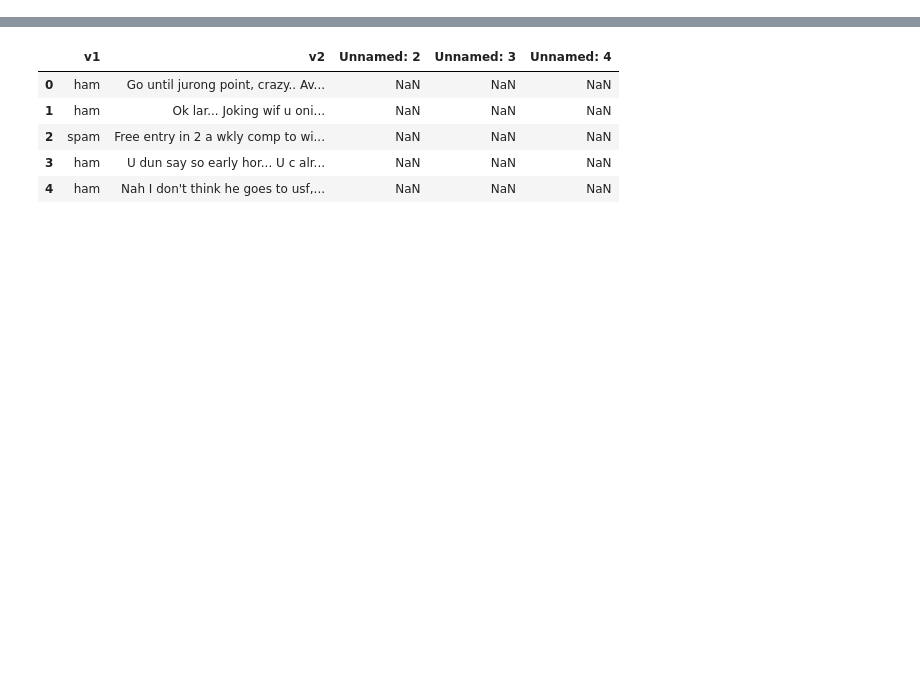
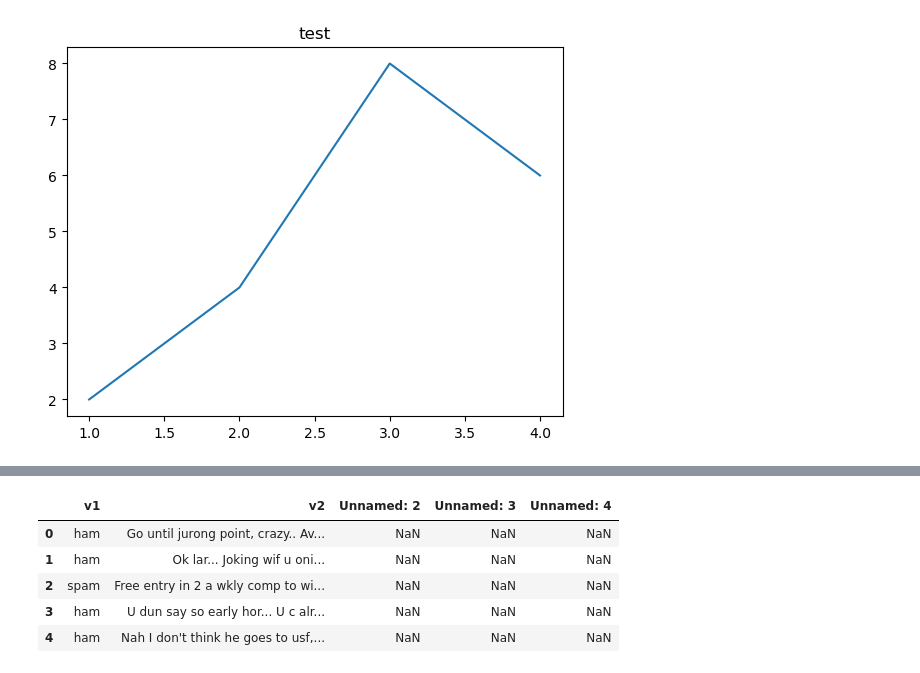
Before and after one commit to ss990321/tensorflow-nlp, a Jupyter notebook: 01_Chapter/01_NaturalLanguageProcessing.ipynb, the cells around one changed output, grey strips where cells are left out. Drawn from its saved outputs; the diff is of its cells as text; code cells hidden in the pictures; blank space fills up the shorter version.

```diff
--- a/01_Chapter/01_PandasProfiling.ipynb
+++ b/01_Chapter/01_NaturalLanguageProcessing.ipynb
@@ -0,0 +437,6 @@
+# %%
+plt.title('test')
+plt.plot([1,2,3,4],[2,4,8,6]) # x축, y축 순서
+plt.show()
+# %% [output]
+[figure, added]
```
Also changed, not shown: parts of 68 cells of this notebook, 2 other files.
